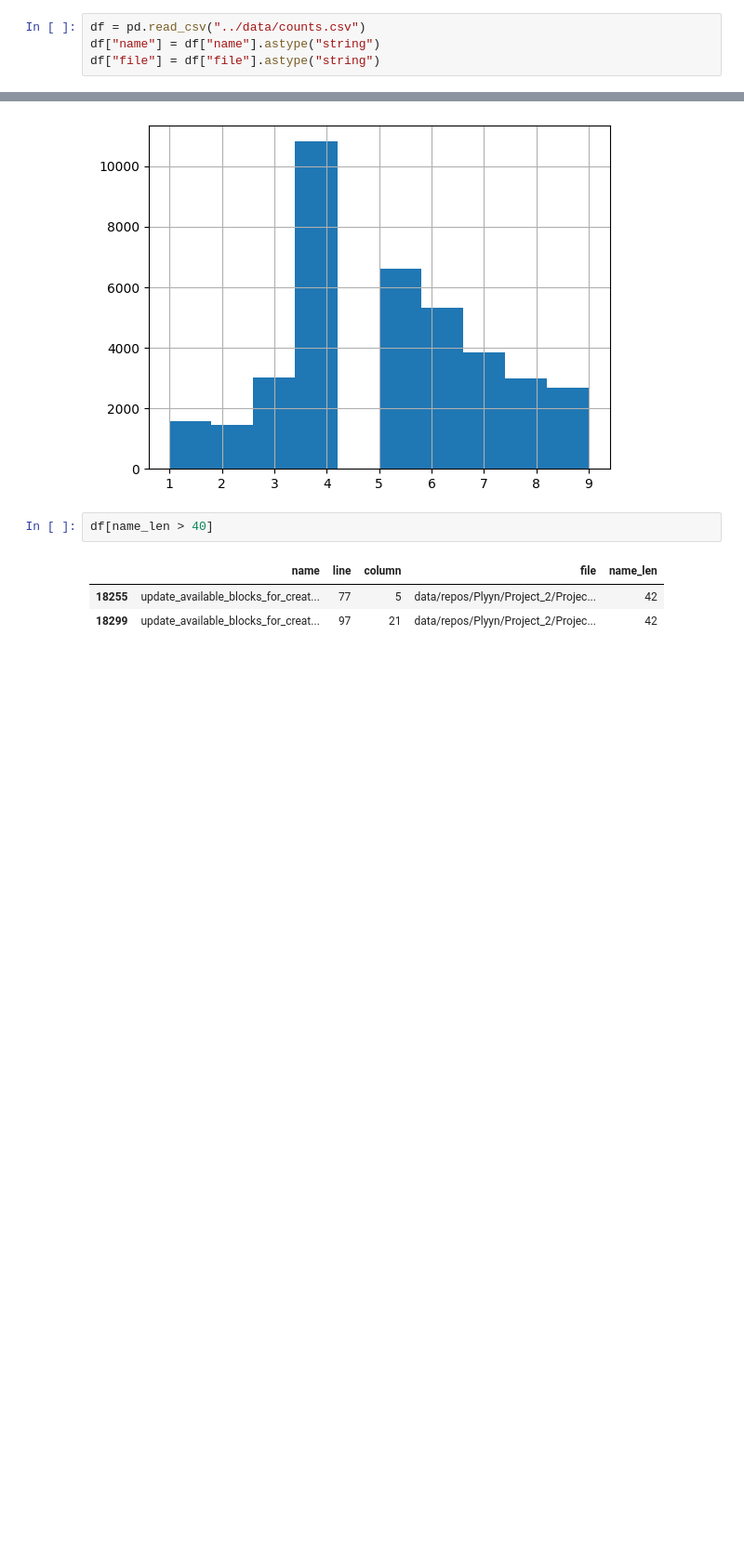
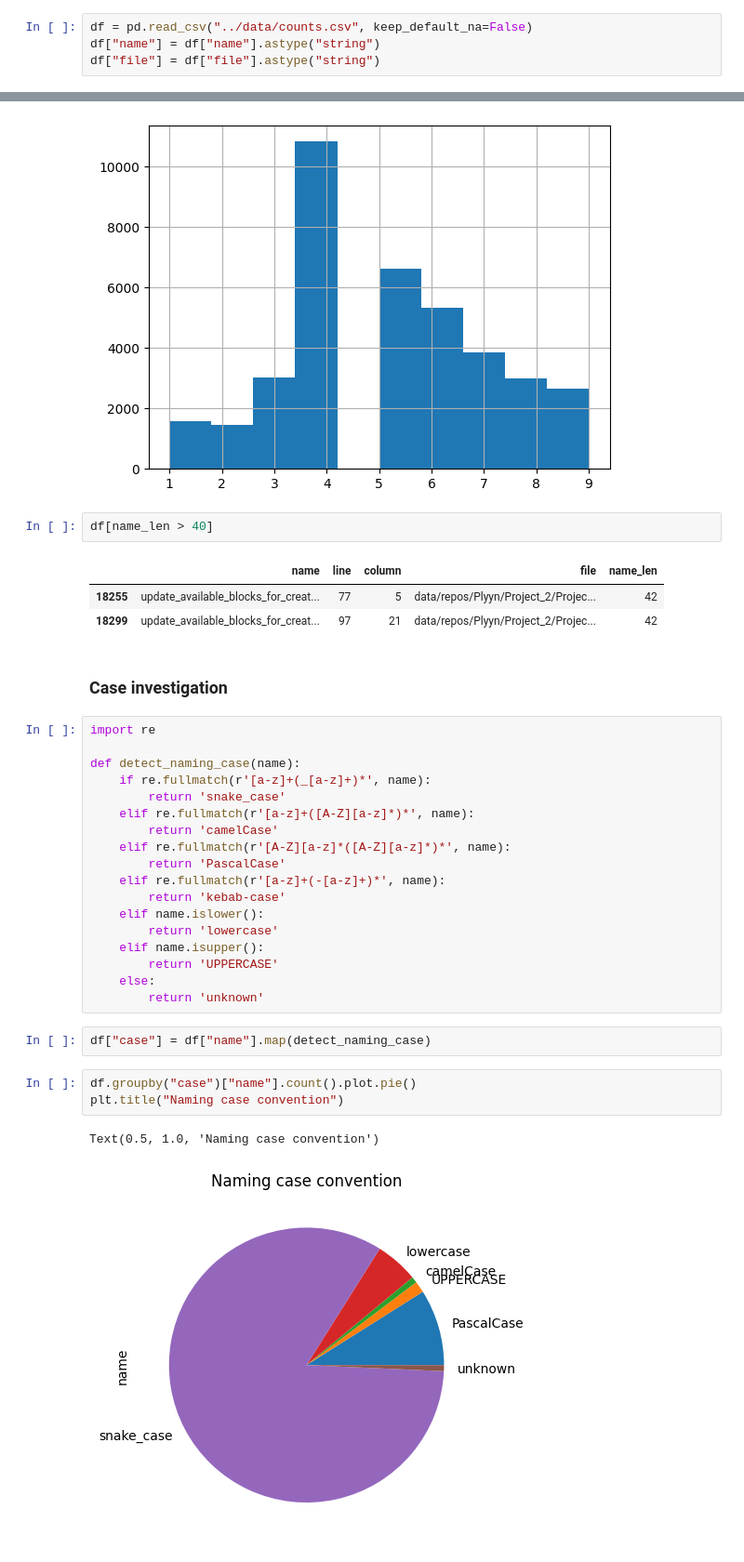
Before and after one commit to alino3ka/project, a Jupyter notebook: notebooks/Lab.ipynb, the cells around one changed output, grey strips where cells are left out. Shown at 93% size. Saved outputs shown, nothing was run; the diff lists cells and outputs as text; blank space fills up the shorter version.

Commit message:
add some graphics

```diff
--- a/notebooks/Lab.ipynb
+++ b/notebooks/Lab.ipynb
@@ -3,7 +3,7 @@ import pandas as pd
 import matplotlib.pyplot as plt
 %matplotlib inline
 # %%
-df = pd.read_csv("../data/counts.csv")
+df = pd.read_csv("../data/counts.csv", keep_default_na=False)
 df["name"] = df["name"].astype("string")
 df["file"] = df["file"].astype("string")
 # %%
@@ -112,3 +116,31 @@ df[name_len > 40]
 |  | name | line | column | file | name_len |
 | 18255 | update_available_blocks_for_creat... | 77 | 5 | data/repos/Plyyn/Project_2/Projec... | 42 |
 | 18299 | update_available_blocks_for_creat... | 97 | 21 | data/repos/Plyyn/Project_2/Projec... | 42 |
+# %% [markdown]
+### Case investigation
+# %%
+import re
+
+def detect_naming_case(name):
+    if re.fullmatch(r'[a-z]+(_[a-z]+)*', name):
+        return 'snake_case'
+    elif re.fullmatch(r'[a-z]+([A-Z][a-z]*)*', name):
+        return 'camelCase'
+    elif re.fullmatch(r'[A-Z][a-z]*([A-Z][a-z]*)*', name):
+        return 'PascalCase'
+    elif re.fullmatch(r'[a-z]+(-[a-z]+)*', name):
+        return 'kebab-case'
+    elif name.islower():
+        return 'lowercase'
+    elif name.isupper():
+        return 'UPPERCASE'
+    else:
+        return 'unknown'
+# %%
+df["case"] = df["name"].map(detect_naming_case)
+# %%
+df.groupby("case")["name"].count().plot.pie()
+plt.title("Naming case convention")
+# %% [output]
+Text(0.5, 1.0, 'Naming case convention')
+[figure, added]
```
Also changed, not shown: parts of 8 cells of this notebook, 1 other file.
